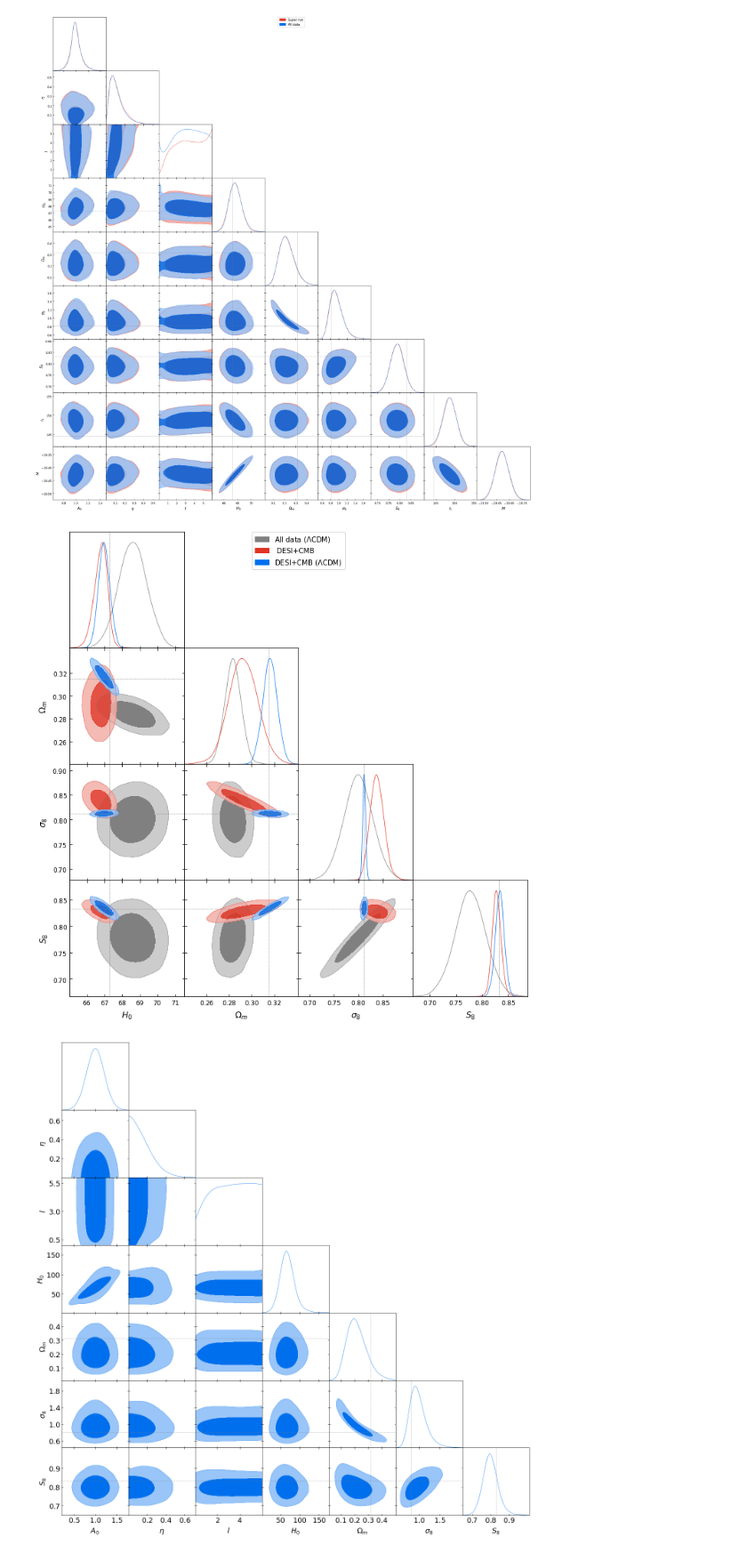
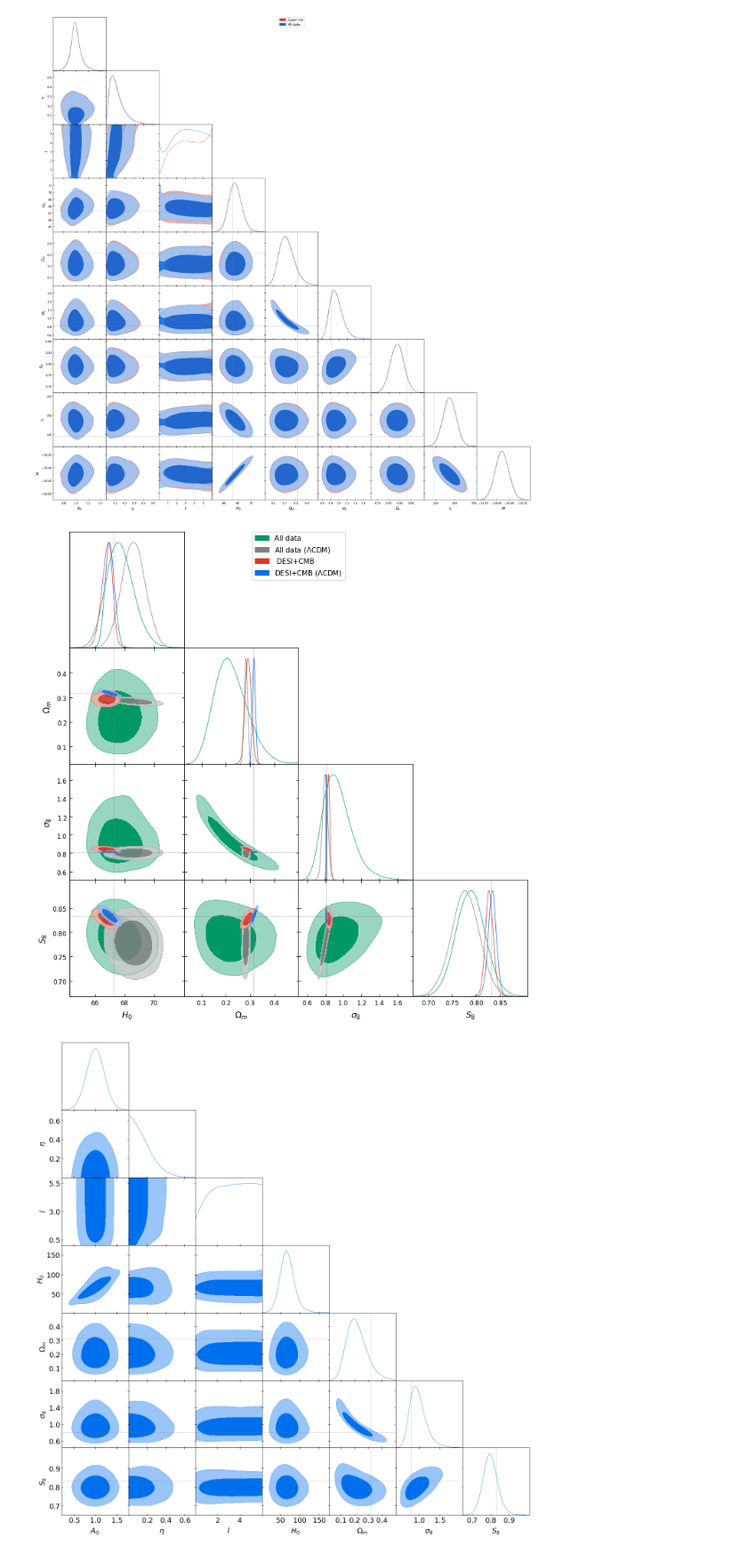
Before and after one commit to JaimeRZP/Growz, a Jupyter notebook: notebooks/plotting_clean.ipynb, the cells around one changed output. Shown at 89% size. Saved outputs shown, nothing was run; the diff lists cells and outputs as text; code cells hidden in the pictures.

```diff
--- a/notebooks/plotting_clean.ipynb
+++ b/notebooks/plotting_clean.ipynb
@@ -534,18 +539,18 @@ g.export('/mnt/c/Users/Jaime/Desktop/PhD/gp_figures/triangle_forecast.pdf')
 [figure]
 # %%
 g = plots.getSubplotPlotter(subplot_size=2.5)
-g.triangle_plot([Fiducial_LCDM_samples, DESI_CMB_samples, DESI_LCDM_samples],
+g.triangle_plot([All_CMB_samples, Fiducial_LCDM_samples, DESI_CMB_samples, DESI_LCDM_samples],
                 ['H0_gp', 'Omega_m', 's80', 'S80'],
                 filled=True,
                 markers={'H0_gp':100*data_class.cosmo.h(),
                          'Omega_m': data_class.cosmo.Omega_m(),
                          's80': data_class.cosmo.sigma8(),
                          'S80': data_class.cosmo.sigma8()*np.sqrt(data_class.cosmo.Omega_m()/0.3),
                          'rd':144.46,
                          'M': -19.2})
 g.export('/mnt/c/Users/Jaime/Desktop/PhD/gp_figures/triangle_forecast.pdf')
 # %% [output]
-[figure, old version]
+[figure, new version]
 # %%
 g = plots.getSubplotPlotter(subplot_size=2.5)
 g.settings.axes_fontsize = 20
```
Also changed, not shown: parts of 5 cells of this notebook, 1 other file.
